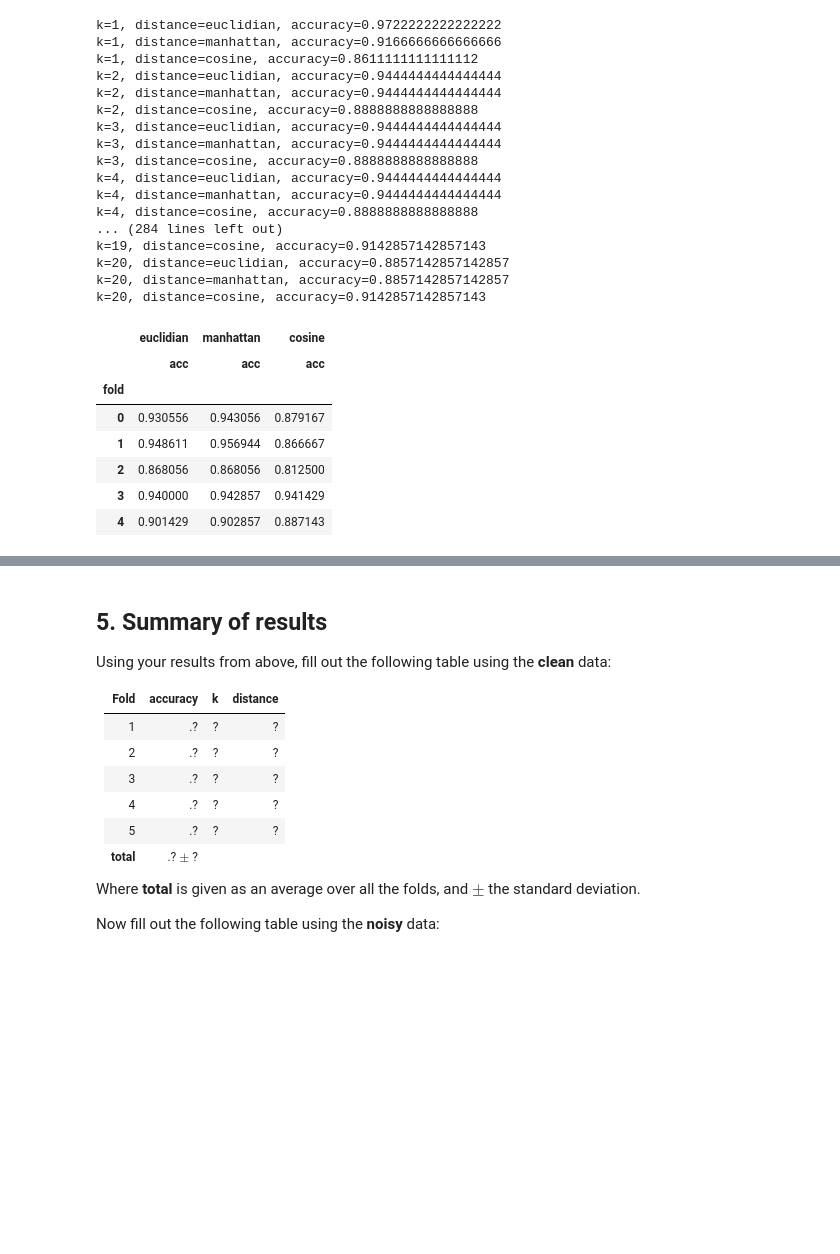
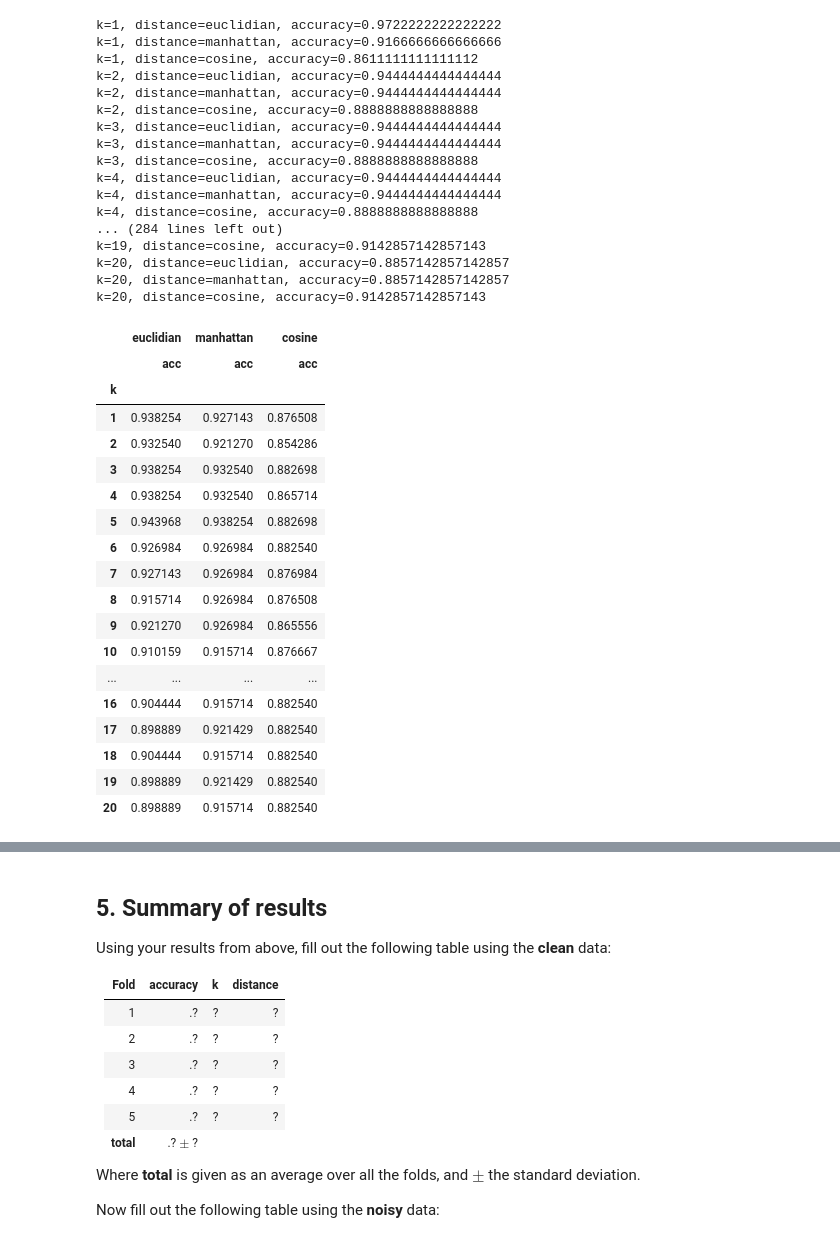
Before and after one commit to hudsonmendes/uolondon-cm3015-mlnn, a Jupyter notebook: report.ipynb, the cells around one changed output, grey strips where cells are left out. Drawn from its saved outputs; the diff is of its cells as text; code cells hidden in the pictures; blank space fills up the shorter version.

```diff
--- a/report.ipynb
+++ b/report.ipynb
@@ -776,33 +776,3 @@ k=19, distance=cosine, accuracy=0.9142857142857143
 k=20, distance=euclidian, accuracy=0.8857142857142857
 k=20, distance=manhattan, accuracy=0.8857142857142857
 k=20, distance=cosine, accuracy=0.9142857142857143
-# %%
-# Print the summaries
-df_acc_clean = pd.DataFrame(accuracies_fold_clean).sort_values(
-    by=["k", "d", "fold"]
-)
-
-pd.concat(
-    [
-        df_acc_clean[df_acc_clean.d == "euclidian"]
-        .groupby("fold")[["acc"]]
-        .mean(),
-        df_acc_clean[df_acc_clean.d == "manhattan"]
-        .groupby("fold")[["acc"]]
-        .mean(),
-        df_acc_clean[df_acc_clean.d == "cosine"]
-        .groupby("fold")[["acc"]]
-        .mean(),
-    ],
-    axis=1,
-    keys=["euclidian", "manhattan", "cosine"],
-)
-# %% [output]
-|  | euclidian | manhattan | cosine |
-|  | acc | acc | acc |
-| fold |  |  |  |
-| 0 | 0.930556 | 0.943056 | 0.879167 |
-| 1 | 0.948611 | 0.956944 | 0.866667 |
-| 2 | 0.868056 | 0.868056 | 0.812500 |
-| 3 | 0.940000 | 0.942857 | 0.941429 |
-| 4 | 0.901429 | 0.902857 | 0.887143 |
@@ -808,0 +826,22 @@ pd.concat(
+# %%
+compileAccSummary(accuracies_fold_clean)
+# %% [output]
+|  | euclidian | manhattan | cosine |
+|  | acc | acc | acc |
+| k |  |  |  |
+| 1 | 0.938254 | 0.927143 | 0.876508 |
+| 2 | 0.932540 | 0.921270 | 0.854286 |
+| 3 | 0.938254 | 0.932540 | 0.882698 |
+| 4 | 0.938254 | 0.932540 | 0.865714 |
+| 5 | 0.943968 | 0.938254 | 0.882698 |
+| 6 | 0.926984 | 0.926984 | 0.882540 |
+| 7 | 0.927143 | 0.926984 | 0.876984 |
+| 8 | 0.915714 | 0.926984 | 0.876508 |
+| 9 | 0.921270 | 0.926984 | 0.865556 |
+| 10 | 0.910159 | 0.915714 | 0.876667 |
+| ... | ... | ... | ... |
+| 16 | 0.904444 | 0.915714 | 0.882540 |
+| 17 | 0.898889 | 0.921429 | 0.882540 |
+| 18 | 0.904444 | 0.915714 | 0.882540 |
+| 19 | 0.898889 | 0.921429 | 0.882540 |
+| 20 | 0.898889 | 0.915714 | 0.882540 |
```
Also changed, not shown: parts of 3 cells of this notebook.
